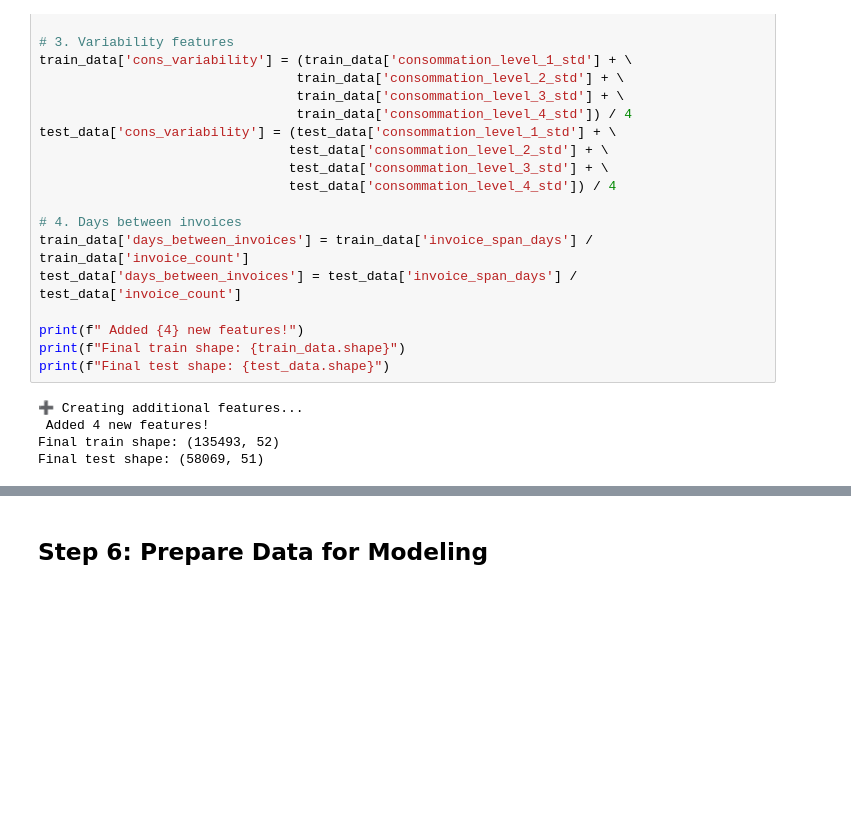
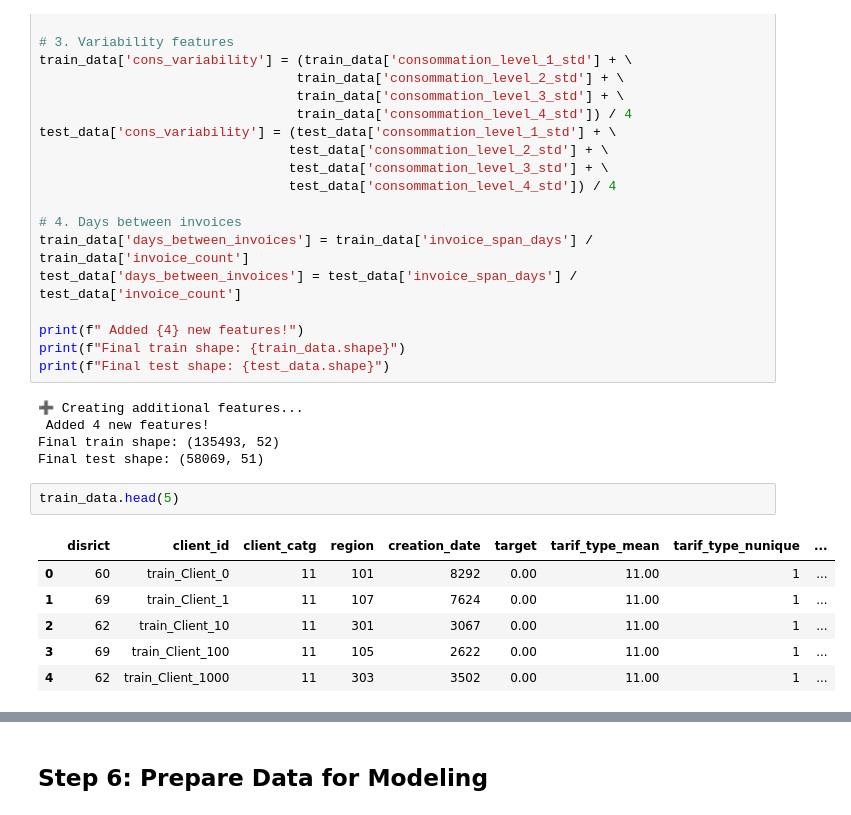
Before and after one commit to Rackkoun/ds-ml-project, a Jupyter notebook: notebooks/ml_challenge_fraud_detection_v2_sc.ipynb, the cells around one changed output, grey strips where cells are left out. Drawn from its saved outputs; the diff is of its cells as text; blank space fills up the shorter version.

```diff
--- a/notebooks/ml_challenge_fraud_detection_v2_sc.ipynb
+++ b/notebooks/ml_challenge_fraud_detection_v2_sc.ipynb
@@ -695,3 +682,12 @@ print(f"Final test shape: {test_data.shape}")
  Added 4 new features!
 Final train shape: (135493, 52)
 Final test shape: (58069, 51)
+# %%
+train_data.head(5)
+# %% [output]
+|  | disrict | client_id | client_catg | region | creation_date | target | tarif_type_mean | tarif_type_nunique | ... |
+| 0 | 60 | train_Client_0 | 11 | 101 | 8292 | 0.00 | 11.00 | 1 | ... |
+| 1 | 69 | train_Client_1 | 11 | 107 | 7624 | 0.00 | 11.00 | 1 | ... |
+| 2 | 62 | train_Client_10 | 11 | 301 | 3067 | 0.00 | 11.00 | 1 | ... |
+| 3 | 69 | train_Client_100 | 11 | 105 | 2622 | 0.00 | 11.00 | 1 | ... |
+| 4 | 62 | train_Client_1000 | 11 | 303 | 3502 | 0.00 | 11.00 | 1 | ... |
```
Also changed, not shown: parts of 5 cells of this notebook, 11 other files.
